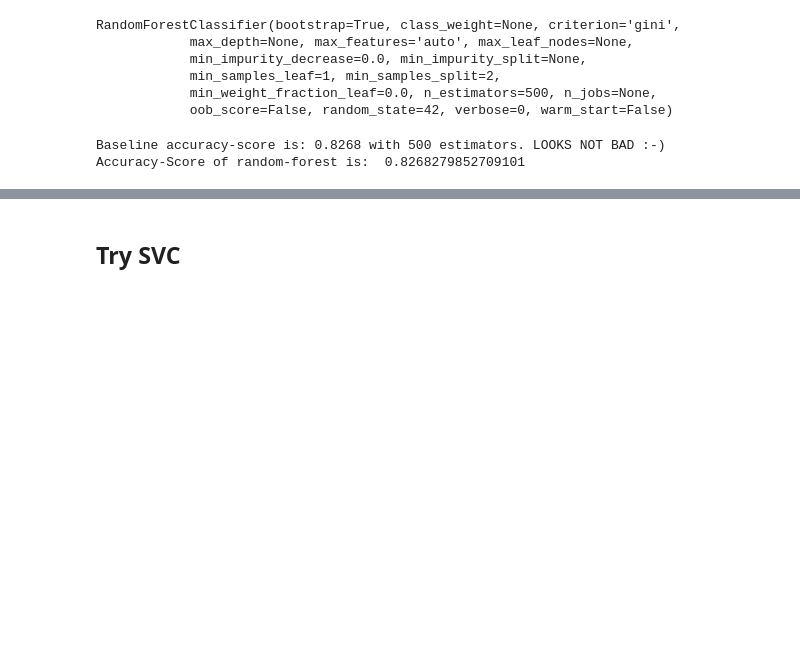
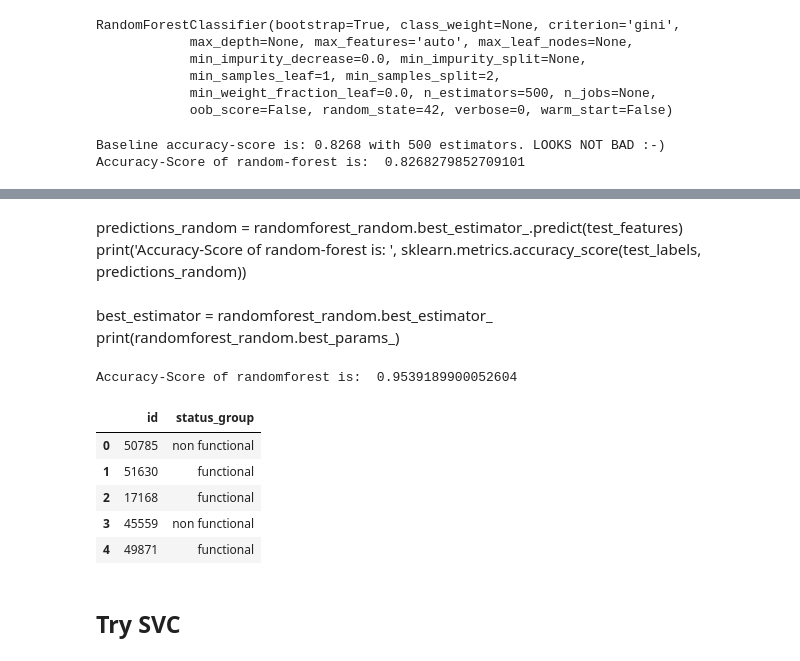
Before and after one commit to ggrotewold/PumpItUp, a Jupyter notebook: PumpItUp.ipynb, the cells around one changed output, grey strips where cells are left out. Drawn from its saved outputs; the diff is of its cells as text; code cells hidden in the pictures; blank space fills up the shorter version.

Commit message:
competition-output created.

```diff
--- a/PumpItUp.ipynb
+++ b/PumpItUp.ipynb
@@ -210,0 +178,36 @@ joblib.dump(best_estimator, 'PumpItUp.pkl')
+# %% [markdown]
+predictions_random = randomforest_random.best_estimator_.predict(test_features)
+print('Accuracy-Score of random-forest is: ', sklearn.metrics.accuracy_score(test_labels, predictions_random))
+# %% [markdown]
+best_estimator = randomforest_random.best_estimator_
+print(randomforest_random.best_params_)
+# %%
+# Use parameters from randomizedSearchCV
+randomforest = RandomForestClassifier(n_estimators= 200, random_state = 42, min_samples_split = 10, min_samples_leaf = 2, max_depth = 100, bootstrap = False)
+randomforest.fit(train_features, train_labels)
+predictions = randomforest.predict(test_features)
+print ('Accuracy-Score of randomforest is: ', sklearn.metrics.accuracy_score(test_labels, predictions))
+# %% [output]
+Accuracy-Score of randomforest is:  0.9539189900052604
+# %%
+##Create output for competition
+# prepare competition features
+competition_features = pd.read_csv('702ddfc5-68cd-4d1d-a0de-f5f566f76d91.csv')
+competition_features_prepared = createCatColumnsWithCodes(competition_features)
+competition_features_prepared = competition_features_prepared.drop(['id'],axis=1)
+no_use_columns = competition_features_prepared.select_dtypes(['category']).columns
+competition_features_prepared = competition_features_prepared.drop(no_use_columns, axis=1)
+
+predictions = randomforest.predict(competition_features_prepared)
+competition_result = pd.read_csv('702ddfc5-68cd-4d1d-a0de-f5f566f76d91.csv')
+competition_result['status_group'] = predictions
+competition_result = competition_result[['id', 'status_group']]
+competition_result['status_group'] = competition_result['status_group'].replace([0,1,2],['functional','functional needs repair', 'non functional'])
+competition_result.head()
+# %% [output]
+|  | id | status_group |
+| 0 | 50785 | non functional |
+| 1 | 51630 | functional |
+| 2 | 17168 | functional |
+| 3 | 45559 | non functional |
+| 4 | 49871 | functional |
```
Also changed, not shown: parts of 6 cells of this notebook, 1 other file.
